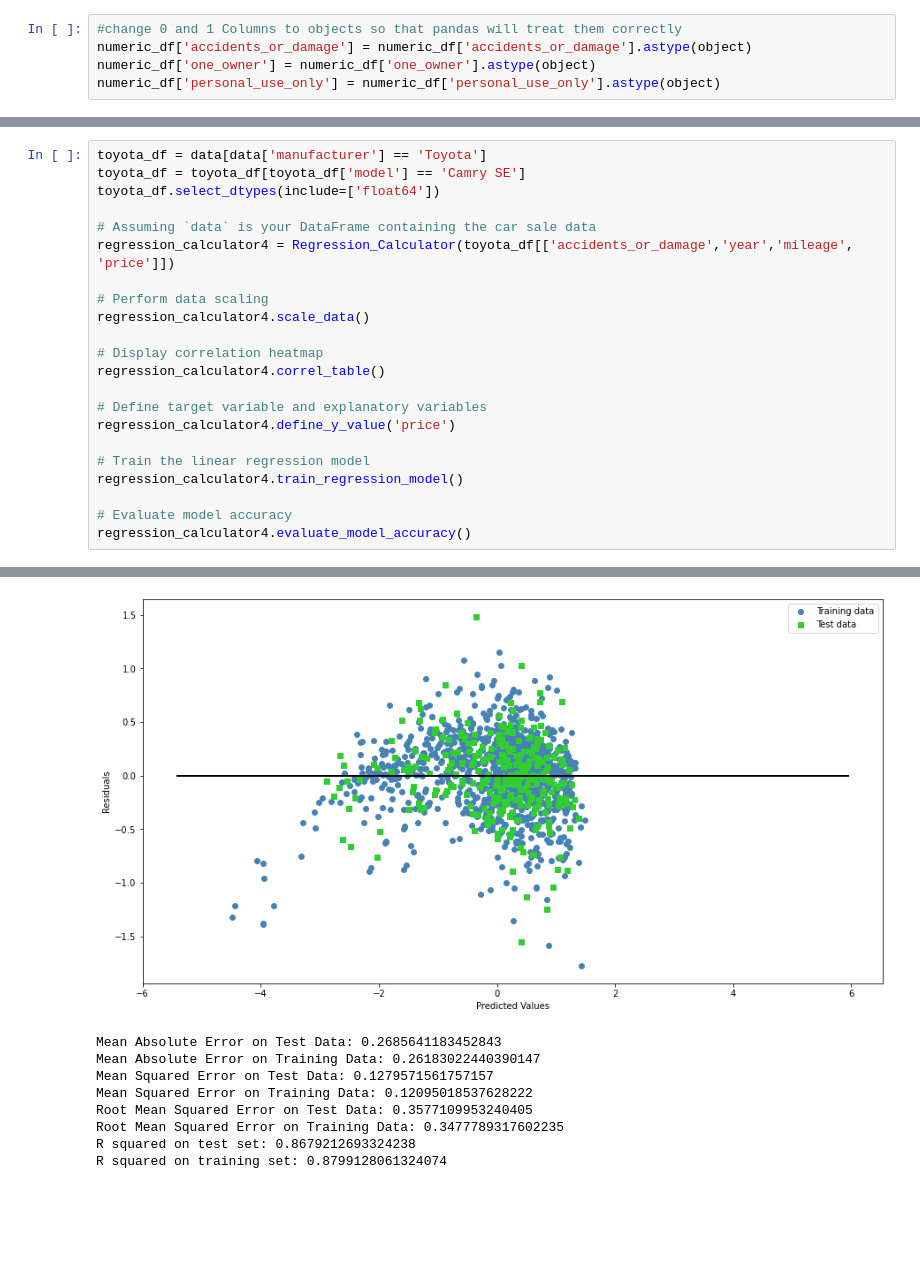
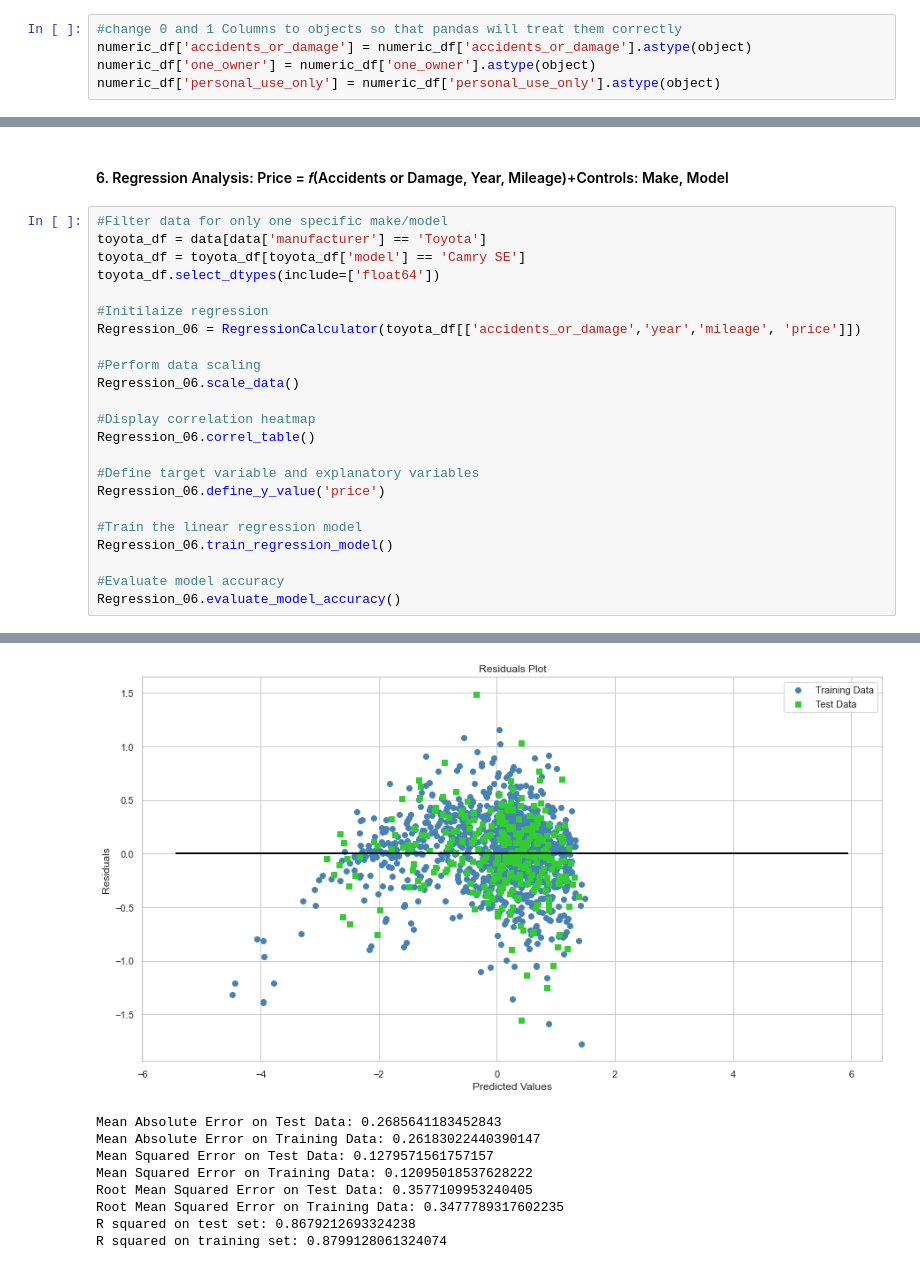
Before and after one commit to villamanc/Automotive-Data-Mining-And-Analysis, a Jupyter notebook: Step 3 Regression Analysis/Regression Analysis Calculator.ipynb, the cells around one changed output, grey strips where cells are left out. Saved outputs shown, nothing was run; the diff lists cells and outputs as text; blank space fills up the shorter version.

```diff
--- a/Step 3 Regression Analysis/Regression Analysis Calculator.ipynb
+++ b/Step 3 Regression Analysis/Regression Analysis Calculator.ipynb
@@ -319,23 +454,26 @@ R squared on training set: 0.20969573216435466
+# %% [markdown]
+#### 6. Regression Analysis: Price = 𝑓(Accidents or Damage, Year, Mileage)+Controls: Make, Model
 # %%
+#Filter data for only one specific make/model
 toyota_df = data[data['manufacturer'] == 'Toyota']
 toyota_df = toyota_df[toyota_df['model'] == 'Camry SE']
 toyota_df.select_dtypes(include=['float64'])
 
-# Assuming `data` is your DataFrame containing the car sale data
-regression_calculator4 = Regression_Calculator(toyota_df[['accidents_or_damage','year','mileage', 'price']])
+#Initilaize regression
+Regression_06 = RegressionCalculator(toyota_df[['accidents_or_damage','year','mileage', 'price']])
 
-# Perform data scaling
-regression_calculator4.scale_data()
+#Perform data scaling
+Regression_06.scale_data()
 
-# Display correlation heatmap
-regression_calculator4.correl_table()
+#Display correlation heatmap
+Regression_06.correl_table()
 
-# Define target variable and explanatory variables
-regression_calculator4.define_y_value('price')
+#Define target variable and explanatory variables
+Regression_06.define_y_value('price')
 
-# Train the linear regression model
-regression_calculator4.train_regression_model()
+#Train the linear regression model
+Regression_06.train_regression_model()
 
-# Evaluate model accuracy
-regression_calculator4.evaluate_model_accuracy()
+#Evaluate model accuracy
+Regression_06.evaluate_model_accuracy()
 # %% [output]
@@ -360,4 +498,4 @@ Training Complete Proceed To Evaluate The Model
-[figure, old version]
+[figure, new version]
 Mean Absolute Error on Test Data: 0.2685641183452843
 Mean Absolute Error on Training Data: 0.26183022440390147
 Mean Squared Error on Test Data: 0.1279571561757157
```
Also changed, not shown: parts of 31 cells of this notebook, 6 other files.
